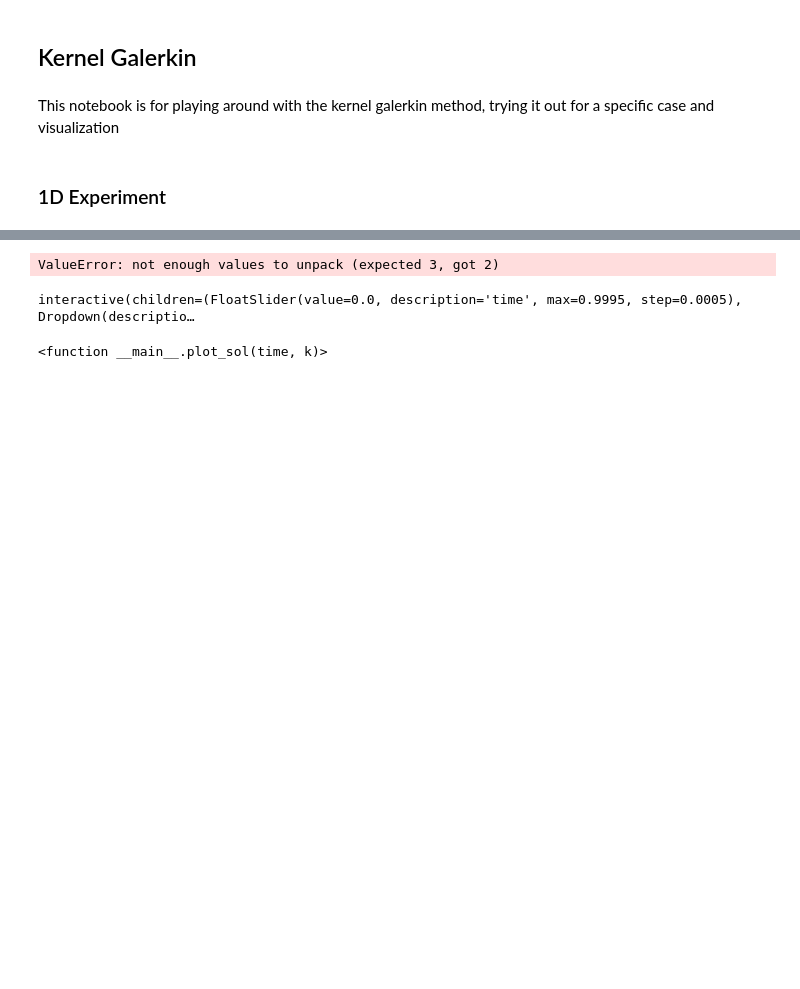
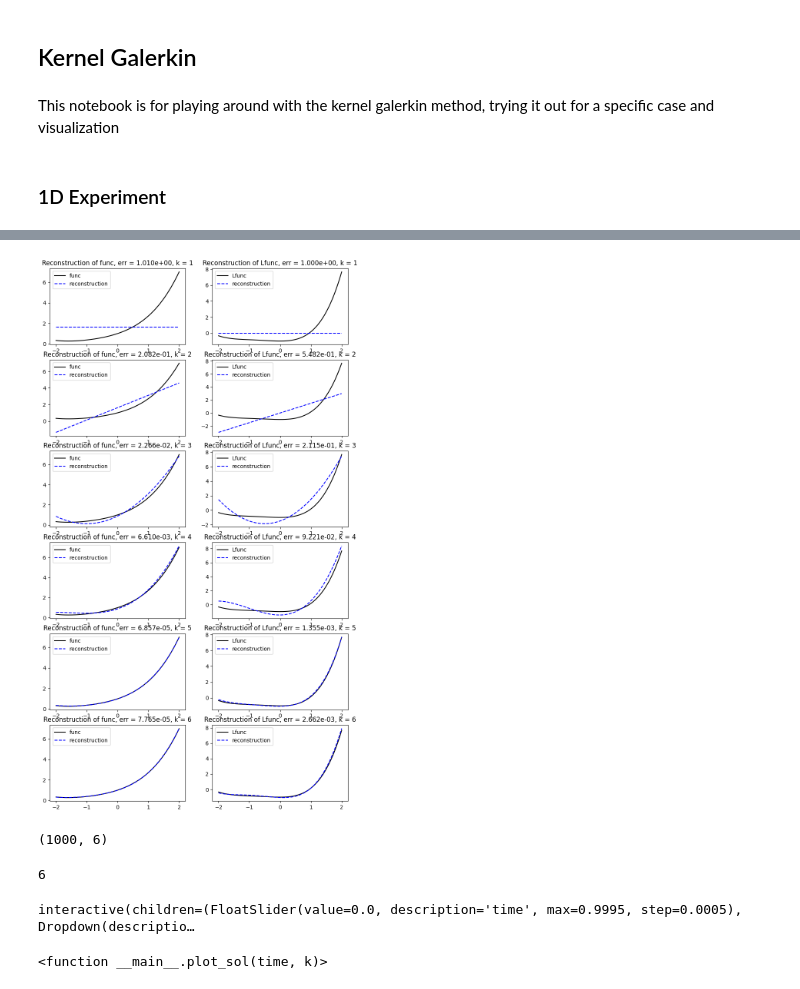
Before and after one commit to lclaeys/eigenfunction-solver, a Jupyter notebook: notebooks/kernel_galerkin.ipynb, the cells around one changed output, grey strips where cells are left out. Drawn from its saved outputs; the diff is of its cells as text; code cells hidden in the pictures; blank space fills up the shorter version.

```diff
--- a/notebooks/kernel_galerkin.ipynb
+++ b/notebooks/kernel_galerkin.ipynb
@@ -125,3 +126,10 @@ _ = reconstruction_evaluator.plot_reconstruction(t, solver.predict(t),
+# %%
+k = 6
+_ = reconstruction_evaluator.plot_reconstruction(t, energy.exact_eigfunctions(t,k),
+                                             x, energy.exact_eigfunctions(x,k),
+                                             energy.exact_eigvals(k))
+# %% [output]
+[figure, added]
 # %%
 samples = energy.exact_sample((100000,))
 
@@ -146,13 +154,14 @@ fitted_sol = fitted_solver.solve(func, t, x, k)
 exact_sol = exact_sol_func(x, t)
 
 pde_evaluator = ExactPDEEvaluator(energy, fitted_solver)
-# %%
-a = {'a': 1, 'b': 4}
-for i, key,value  in enumerate(a):
-    print(i)
-    print(key)
-# %% [output]
-ValueError: not enough values to unpack (expected 3, got 2)
+# %%
+solver.predict(x).shape
+# %% [output]
+(1000, 6)
+# %%
+len(solver.fitted_eigvals)
+# %% [output]
+6
 # %%
 def plot_sol(time,k):
     i = int(time/t_max*T)
```
Also changed, not shown: parts of 11 cells of this notebook, 15 other files.
